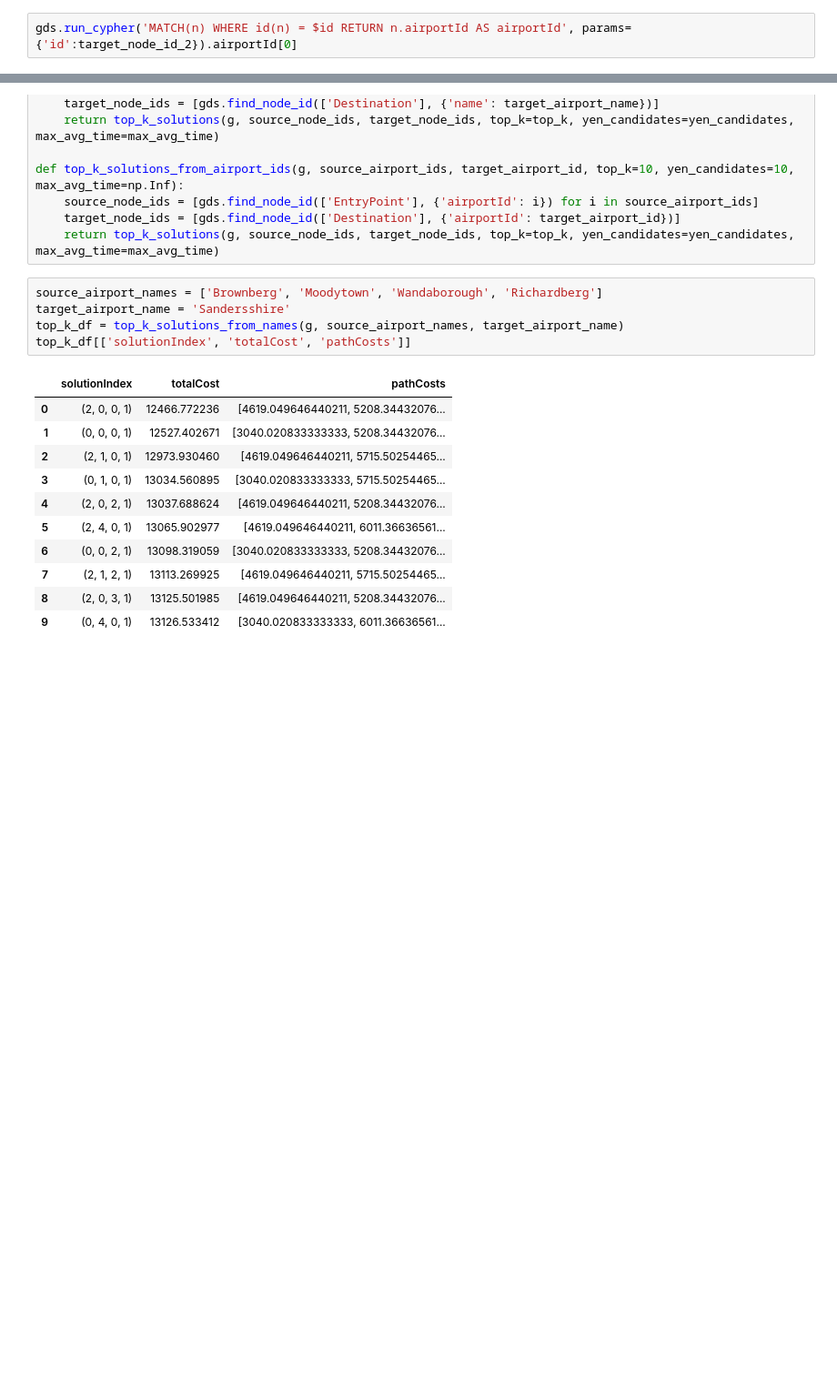
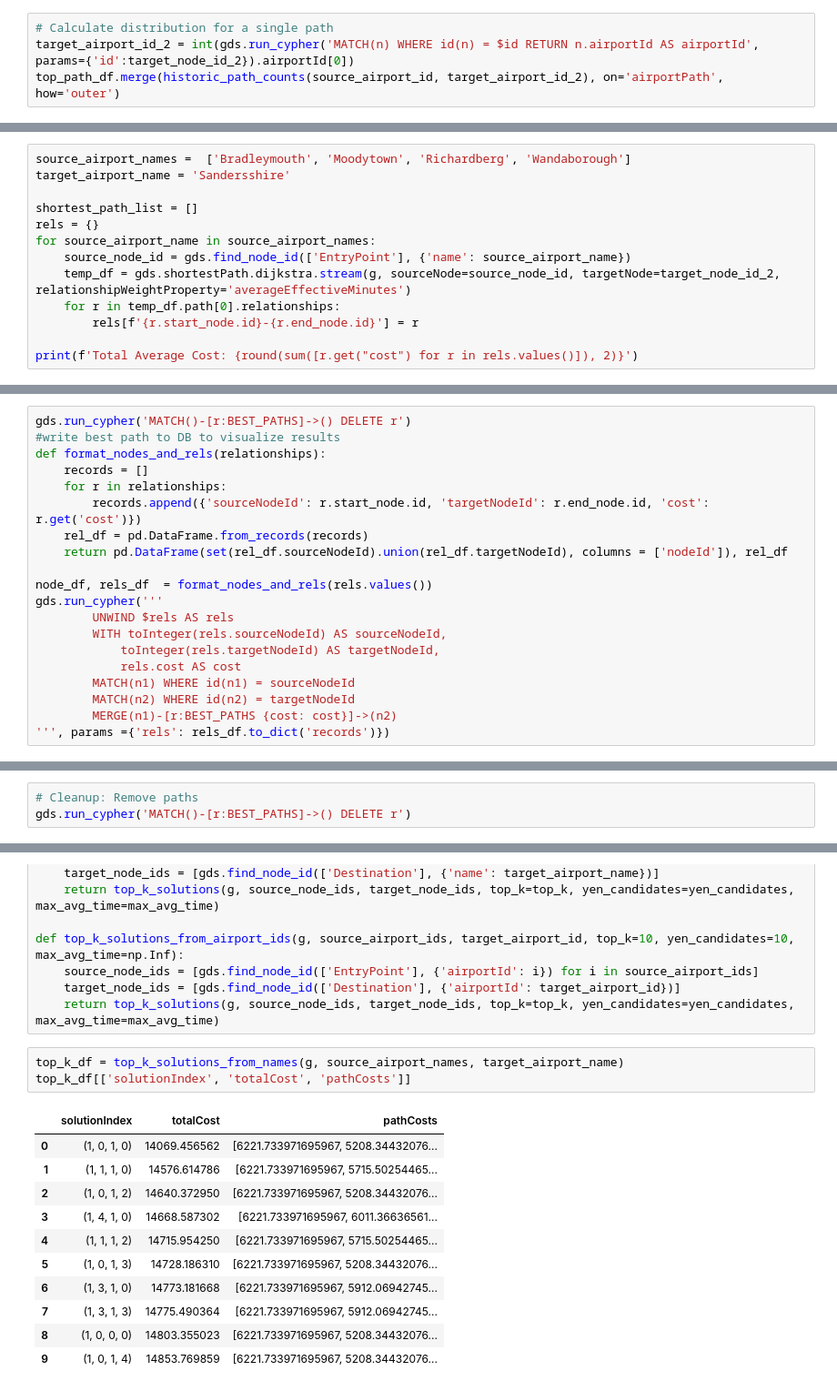
Before and after one commit to neo4j-product-examples/supply-chain-logistics-demo, a Jupyter notebook: part3-path-finding-and-what-if/route-finding-demo.ipynb, the cells around one changed output, grey strips where cells are left out. Shown at 91% size. Cells and saved outputs as stored; diff of their text form; blank space fills up the shorter version.

```diff
--- a/part3-path-finding-and-what-if/route-finding-demo.ipynb
+++ b/part3-path-finding-and-what-if/route-finding-demo.ipynb
@@ -182,2 +234,4 @@ yen_df[['sourceNode', 'targetNode','totalCost','airportPath']]
 # %%
-gds.run_cypher('MATCH(n) WHERE id(n) = $id RETURN n.airportId AS airportId', params={'id':target_node_id_2}).airportId[0]
+# Calculate distribution for a single path
+target_airport_id_2 = int(gds.run_cypher('MATCH(n) WHERE id(n) = $id RETURN n.airportId AS airportId', params={'id':target_node_id_2}).airportId[0])
+top_path_df.merge(historic_path_counts(source_airport_id, target_airport_id_2), on='airportPath', how='outer')
@@ -218,2 +238,15 @@ df
 # %% [markdown]
 ## Freight Forwarding Combinations
+# %%
+source_airport_names =  ['Bradleymouth', 'Moodytown', 'Richardberg', 'Wandaborough']
+target_airport_name = 'Sandersshire'
+
+shortest_path_list = []
+rels = {}
+for source_airport_name in source_airport_names:
+    source_node_id = gds.find_node_id(['EntryPoint'], {'name': source_airport_name})
+    temp_df = gds.shortestPath.dijkstra.stream(g, sourceNode=source_node_id, targetNode=target_node_id_2, relationshipWeightProperty='averageEffectiveMinutes')
+    for r in temp_df.path[0].relationships:
+        rels[f'{r.start_node.id}-{r.end_node.id}'] = r
+
+print(f'Total Average Cost: {round(sum([r.get("cost") for r in rels.values()]), 2)}')
@@ -219,0 +255,20 @@ df
+# %%
+gds.run_cypher('MATCH()-[r:BEST_PATHS]->() DELETE r')
+#write best path to DB to visualize results
+def format_nodes_and_rels(relationships):
+    records = []
+    for r in relationships:
+        records.append({'sourceNodeId': r.start_node.id, 'targetNodeId': r.end_node.id, 'cost': r.get('cost')})
+    rel_df = pd.DataFrame.from_records(records)
+    return pd.DataFrame(set(rel_df.sourceNodeId).union(rel_df.targetNodeId), columns = ['nodeId']), rel_df
+
+node_df, rels_df  = format_nodes_and_rels(rels.values())
+gds.run_cypher('''
+        UNWIND $rels AS rels
+        WITH toInteger(rels.sourceNodeId) AS sourceNodeId,
+            toInteger(rels.targetNodeId) AS targetNodeId,
+            rels.cost AS cost
+        MATCH(n1) WHERE id(n1) = sourceNodeId
+        MATCH(n2) WHERE id(n2) = targetNodeId
+        MERGE(n1)-[r:BEST_PATHS {cost: cost}]->(n2)
+''', params ={'rels': rels_df.to_dict('records')})
@@ -219,0 +279,3 @@ df
+# %%
+# Cleanup: Remove paths
+gds.run_cypher('MATCH()-[r:BEST_PATHS]->() DELETE r')
@@ -261,20 +327,18 @@ def top_k_solutions_from_airport_ids(g, source_airport_ids, target_airport_id, t
     target_node_ids = [gds.find_node_id(['Destination'], {'airportId': target_airport_id})]
     return top_k_solutions(g, source_node_ids, target_node_ids, top_k=top_k, yen_candidates=yen_candidates, max_avg_time=max_avg_time)
 # %%
-source_airport_names = ['Brownberg', 'Moodytown', 'Wandaborough', 'Richardberg']
-target_airport_name = 'Sandersshire'
 top_k_df = top_k_solutions_from_names(g, source_airport_names, target_airport_name)
 top_k_df[['solutionIndex', 'totalCost', 'pathCosts']]
 # %% [output]
 |  | solutionIndex | totalCost | pathCosts |
-| 0 | (2, 0, 0, 1) | 12466.772236 | [4619.049646440211, 5208.34432076... |
-| 1 | (0, 0, 0, 1) | 12527.402671 | [3040.020833333333, 5208.34432076... |
-| 2 | (2, 1, 0, 1) | 12973.930460 | [4619.049646440211, 5715.50254465... |
-| 3 | (0, 1, 0, 1) | 13034.560895 | [3040.020833333333, 5715.50254465... |
-| 4 | (2, 0, 2, 1) | 13037.688624 | [4619.049646440211, 5208.34432076... |
-| 5 | (2, 4, 0, 1) | 13065.902977 | [4619.049646440211, 6011.36636561... |
-| 6 | (0, 0, 2, 1) | 13098.319059 | [3040.020833333333, 5208.34432076... |
-| 7 | (2, 1, 2, 1) | 13113.269925 | [4619.049646440211, 5715.50254465... |
-| 8 | (2, 0, 3, 1) | 13125.501985 | [4619.049646440211, 5208.34432076... |
-| 9 | (0, 4, 0, 1) | 13126.533412 | [3040.020833333333, 6011.36636561... |
+| 0 | (1, 0, 1, 0) | 14069.456562 | [6221.733971695967, 5208.34432076... |
+| 1 | (1, 1, 1, 0) | 14576.614786 | [6221.733971695967, 5715.50254465... |
+| 2 | (1, 0, 1, 2) | 14640.372950 | [6221.733971695967, 5208.34432076... |
+| 3 | (1, 4, 1, 0) | 14668.587302 | [6221.733971695967, 6011.36636561... |
+| 4 | (1, 1, 1, 2) | 14715.954250 | [6221.733971695967, 5715.50254465... |
+| 5 | (1, 0, 1, 3) | 14728.186310 | [6221.733971695967, 5208.34432076... |
+| 6 | (1, 3, 1, 0) | 14773.181668 | [6221.733971695967, 5912.06942745... |
+| 7 | (1, 3, 1, 3) | 14775.490364 | [6221.733971695967, 5912.06942745... |
+| 8 | (1, 0, 0, 0) | 14803.355023 | [6221.733971695967, 5208.34432076... |
+| 9 | (1, 0, 1, 4) | 14853.769859 | [6221.733971695967, 5208.34432076... |
 # %%
```
Also changed, not shown: parts of 37 cells of this notebook.
